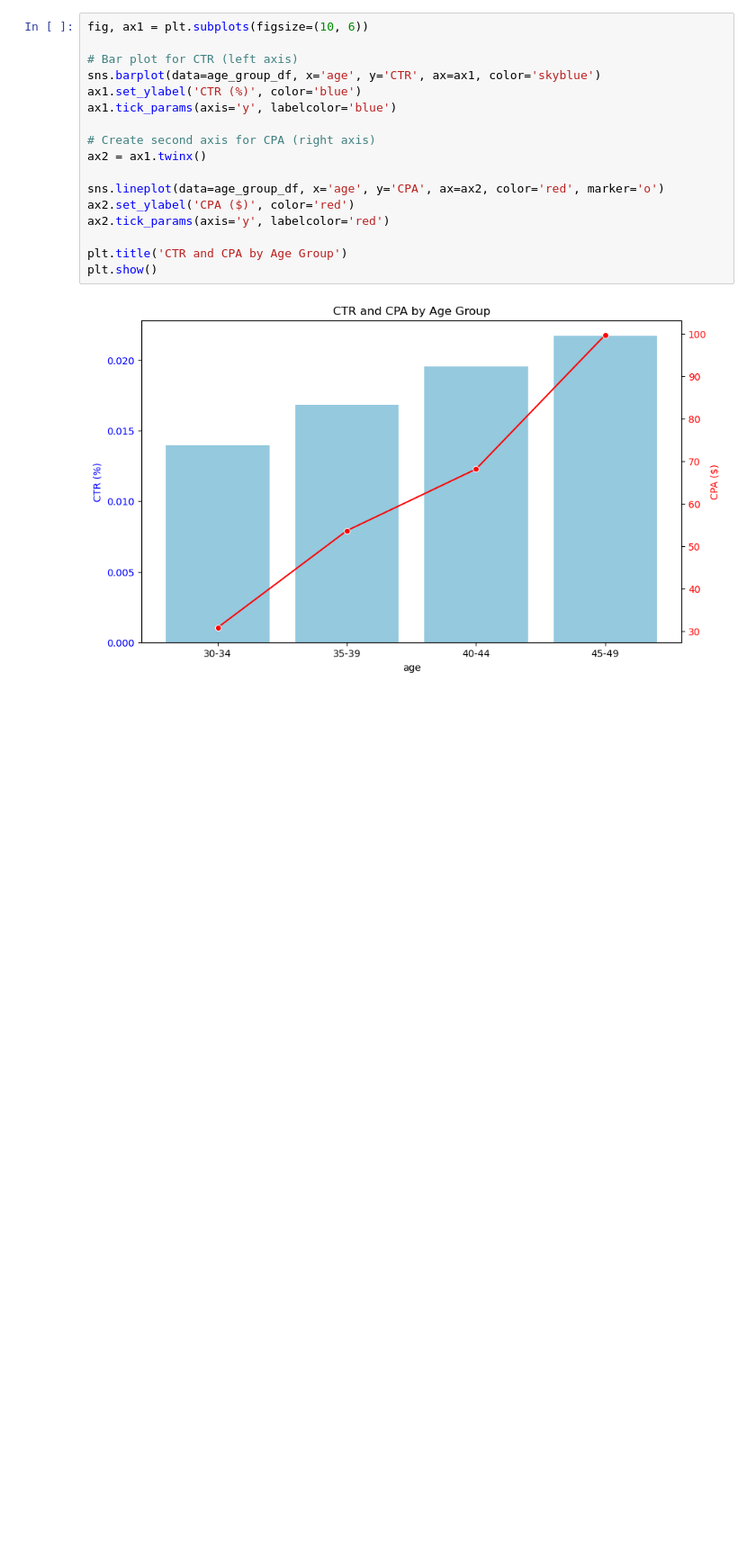
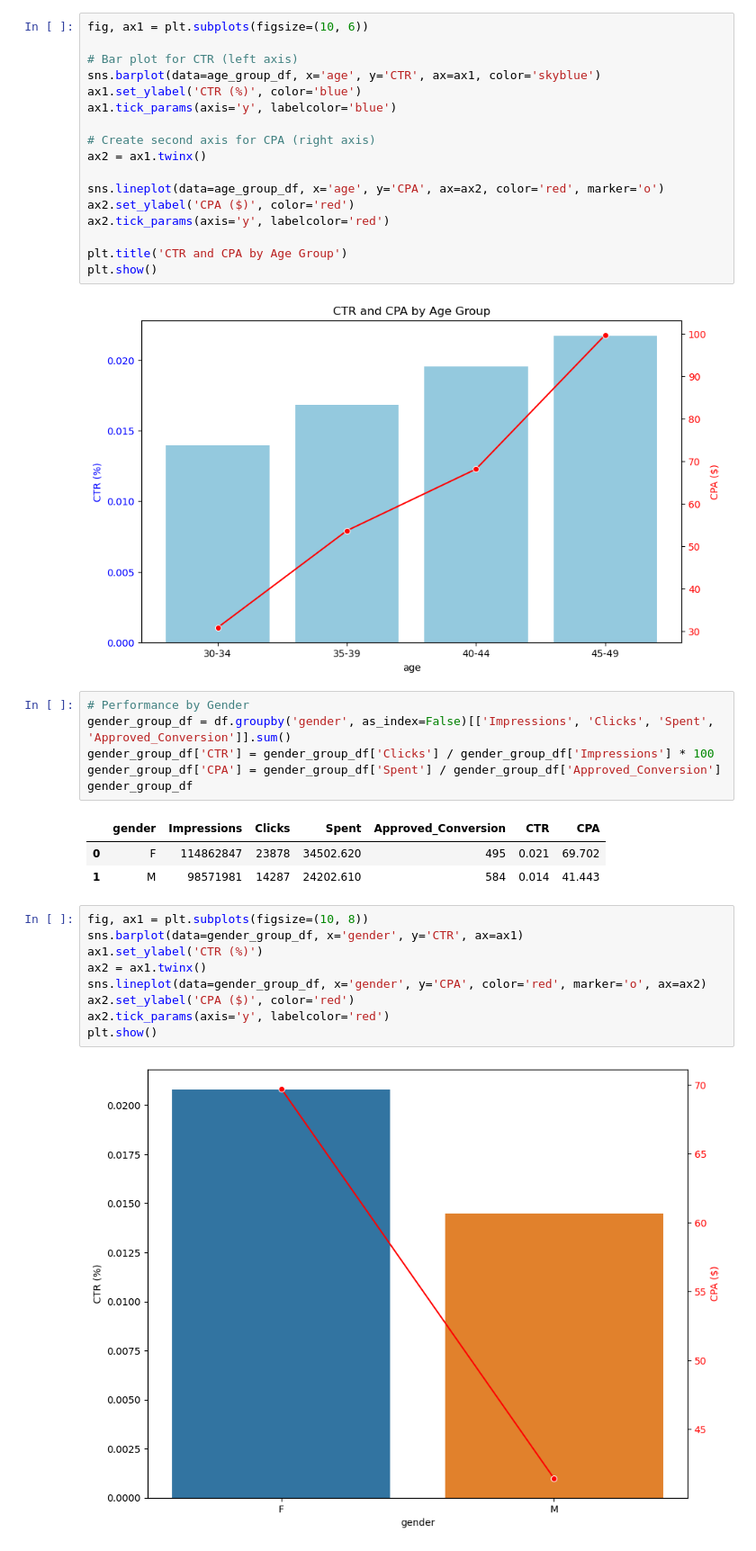
Before and after one commit to belhaddadmohamed/Kaggle-Competitions-Data-Analytics, a Jupyter notebook: Data analysis - Analyse a Facebook Campaign/conversion_study.ipynb, the cells around one changed output. Shown at 90% size. Drawn from its saved outputs; the diff is of its cells as text; blank space fills up the shorter version.

```diff
--- a/Data analysis - Analyse a Facebook Campaign/conversion_study.ipynb
+++ b/Data analysis - Analyse a Facebook Campaign/conversion_study.ipynb
@@ -345,3 +338,24 @@ plt.title('CTR and CPA by Age Group')
 plt.show()
 # %% [output]
 [figure]
+# %%
+# Performance by Gender
+gender_group_df = df.groupby('gender', as_index=False)[['Impressions', 'Clicks', 'Spent', 'Approved_Conversion']].sum()
+gender_group_df['CTR'] = gender_group_df['Clicks'] / gender_group_df['Impressions'] * 100
+gender_group_df['CPA'] = gender_group_df['Spent'] / gender_group_df['Approved_Conversion']
+gender_group_df
+# %% [output]
+|  | gender | Impressions | Clicks | Spent | Approved_Conversion | CTR | CPA |
+| 0 | F | 114862847 | 23878 | 34502.620 | 495 | 0.021 | 69.702 |
+| 1 | M | 98571981 | 14287 | 24202.610 | 584 | 0.014 | 41.443 |
+# %%
+fig, ax1 = plt.subplots(figsize=(10, 8))
+sns.barplot(data=gender_group_df, x='gender', y='CTR', ax=ax1)
+ax1.set_ylabel('CTR (%)')
+ax2 = ax1.twinx()
+sns.lineplot(data=gender_group_df, x='gender', y='CPA', color='red', marker='o', ax=ax2)
+ax2.set_ylabel('CPA ($)', color='red')
+ax2.tick_params(axis='y', labelcolor='red')
+plt.show()
+# %% [output]
+[figure, added]
```
Also changed, not shown: parts of 21 cells of this notebook.
